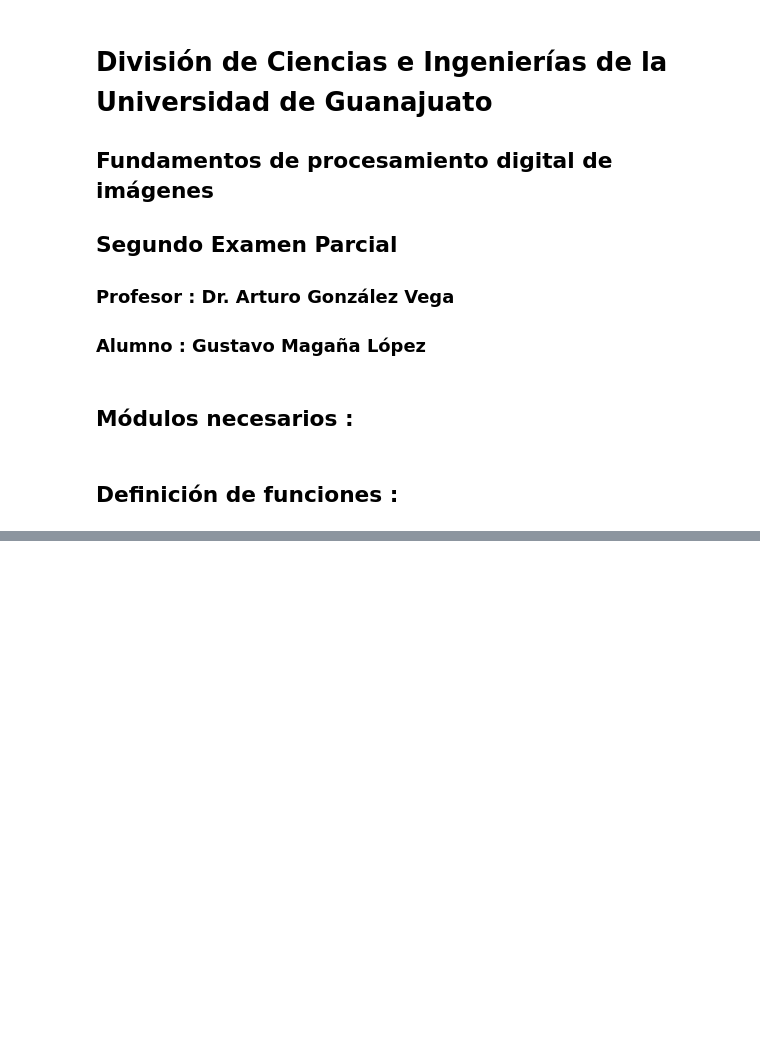
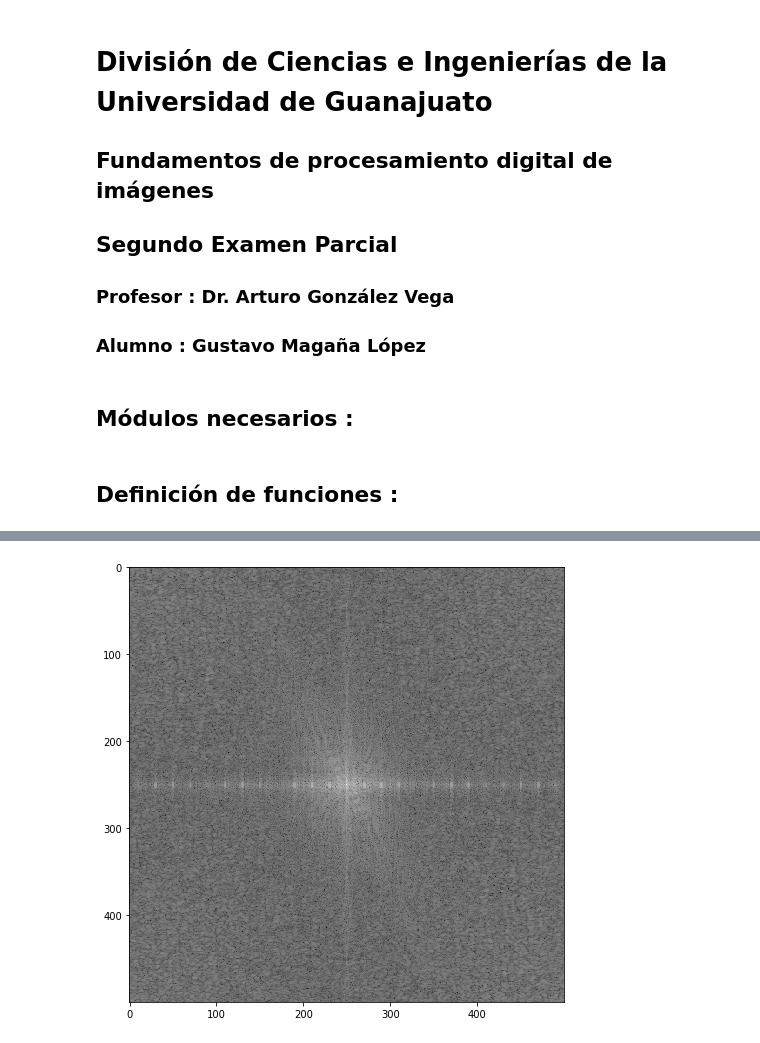
Before and after one commit to gmagannaDevelop/SegundoParcialImagenes, a Jupyter notebook: Examen.ipynb, the cells around one changed output, grey strips where cells are left out. Cells and saved outputs as stored; diff of their text form; code cells hidden in the pictures; blank space fills up the shorter version.

```diff
--- a/Examen.ipynb
+++ b/Examen.ipynb
@@ -512,0 +253,4 @@ real(val)
+# %%
+fft_viz(IB)
+# %% [output]
+[figure, added]
```
Also changed, not shown: parts of 60 cells of this notebook, 2 other files.
